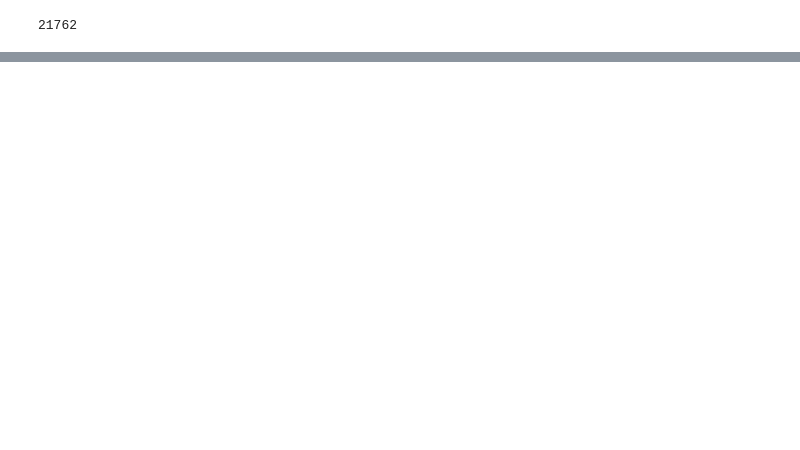
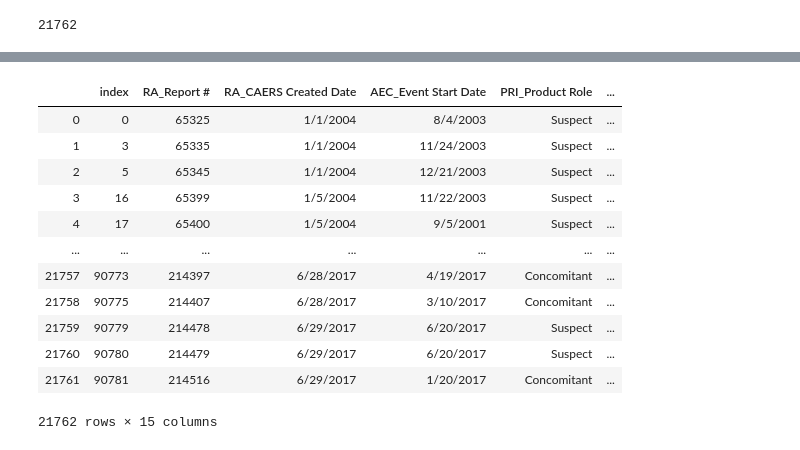
Before and after one commit to Bourbonplaytime/Adverse_Food, a Jupyter notebook: Adverse_Food.ipynb, the cells around one changed output, grey strips where cells are left out. Saved outputs shown, nothing was run; the diff lists cells and outputs as text; code cells hidden in the pictures; blank space fills up the shorter version.

```diff
--- a/Adverse_Food.ipynb
+++ b/Adverse_Food.ipynb
@@ -119,0 +172,8 @@ len(cleaner)
+# %%
+bins = [0, 21, 40, 65, np.inf]
+
+names = ['<21', '21-40', '40-65', '65+']
+
+cleaner['Age_Range'] = pd.cut(cleaner['Age_Year'], bins, labels=names)
+
+cleaner['Age_Range']
@@ -119,0 +194,24 @@ len(cleaner)
+# %%
+db = sqlite3.connect("Adverse_Food.db")
+
+cleaner.to_sql("Adverse_Food", db, if_exists="replace")
+
+query = 'SELECT * FROM Adverse_Food;'
+
+results = pd.read_sql_query(query, db)
+
+results
+# %% [output]
+|  | index | RA_Report # | RA_CAERS Created Date | AEC_Event Start Date | PRI_Product Role | ... |
+| 0 | 0 | 65325 | 1/1/2004 | 8/4/2003 | Suspect | ... |
+| 1 | 3 | 65335 | 1/1/2004 | 11/24/2003 | Suspect | ... |
+| 2 | 5 | 65345 | 1/1/2004 | 12/21/2003 | Suspect | ... |
+| 3 | 16 | 65399 | 1/5/2004 | 11/22/2003 | Suspect | ... |
+| 4 | 17 | 65400 | 1/5/2004 | 9/5/2001 | Suspect | ... |
+| ... | ... | ... | ... | ... | ... | ... |
+| 21757 | 90773 | 214397 | 6/28/2017 | 4/19/2017 | Concomitant | ... |
+| 21758 | 90775 | 214407 | 6/28/2017 | 3/10/2017 | Concomitant | ... |
+| 21759 | 90779 | 214478 | 6/29/2017 | 6/20/2017 | Suspect | ... |
+| 21760 | 90780 | 214479 | 6/29/2017 | 6/20/2017 | Suspect | ... |
+| 21761 | 90781 | 214516 | 6/29/2017 | 1/20/2017 | Concomitant | ... |
+21762 rows × 15 columns
```
Also changed, not shown: parts of 12 cells of this notebook.
